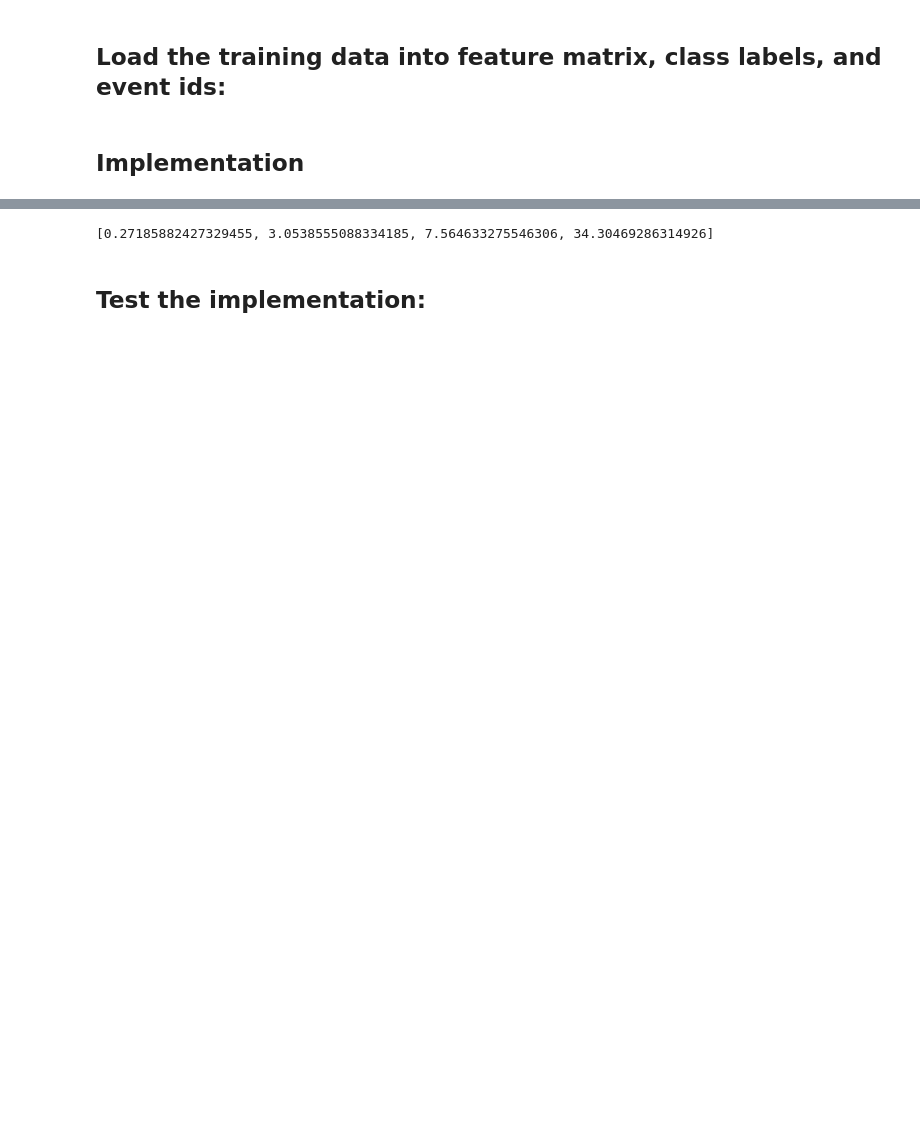
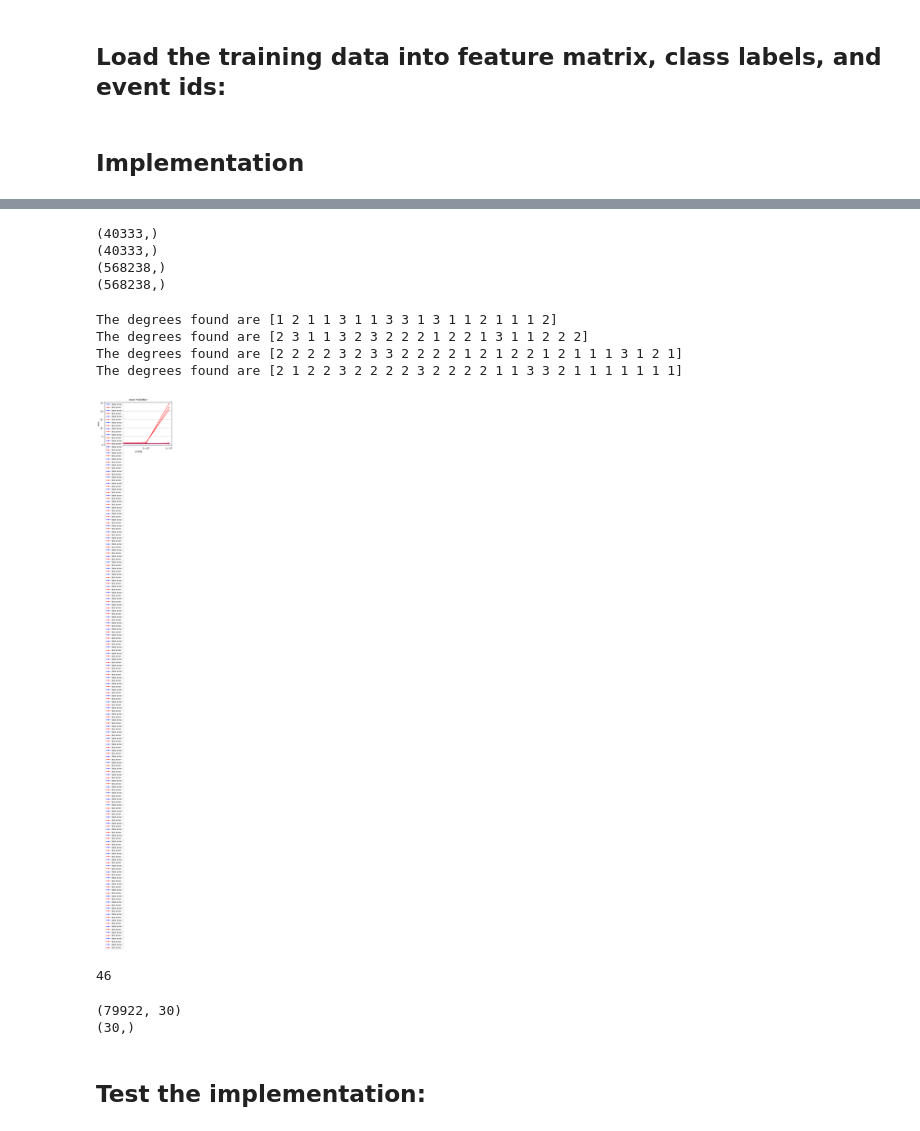
Before and after one commit to emmahoggett/Project1_ML, a Jupyter notebook: project1_best_degree.ipynb, the cells around one changed output, grey strips where cells are left out. Cells and saved outputs as stored; diff of their text form; code cells hidden in the pictures; blank space fills up the shorter version.

Commit message:
Extended features to find best degree

```diff
--- a/project1_best_degree.ipynb
+++ b/project1_best_degree.ipynb
@@ -81,16 +43,67 @@ IndexError: index 18 is out of bounds for axis 0 with size 18
+# %%
+print(y2_tr.shape)
+print(ids2_tr.shape)
+print(y_fin.shape)
+print(ids_fin.shape)
+# %% [output]
+(40333,)
+(40333,)
+(568238,)
+(568238,)
+# %%
+from implementation import *
+from optimization import *
+
+##### TRAINING #####
+##### Cross validation #####
+
+deg0 = np.ones(tX0_tr.shape[1],np.int64)
+deg1 = np.ones(tX1_tr.shape[1],np.int64)
+deg2 = np.ones(tX2_tr.shape[1],np.int64)
+deg3 = np.ones(tX3_tr.shape[1],np.int64)
+
+for feat_ind in np.arange(len(deg0)):
+    deg0[feat_ind] =  cross_validation_degree(y0_tr, tX0_tr, feat_ind, deg0)
+print('The degrees found are', deg0)
+
+for feat_ind in np.arange(len(deg1)):
+    deg1[feat_ind] =  cross_validation_degree(y1_tr, tX1_tr, feat_ind, deg1)
+print('The degrees found are', deg1)
+
+for feat_ind in np.arange(len(deg2)):
+    deg2[feat_ind] =  cross_validation_degree(y2_tr, tX2_tr, feat_ind, deg2)
+print('The degrees found are', deg2)
+
+for feat_ind in np.arange(len(deg3)):
+    deg3[feat_ind] =  cross_validation_degree(y3_tr, tX3_tr, feat_ind, deg3)
+print('The degrees found are', deg3)
+# %% [output]
+The degrees found are [1 2 1 1 3 1 1 3 3 1 3 1 1 2 1 1 1 2]
+The degrees found are [2 3 1 1 3 2 3 2 2 2 1 2 2 1 3 1 1 2 2 2]
+The degrees found are [2 2 2 2 3 2 3 3 2 2 2 2 1 2 1 2 2 1 2 1 1 1 3 1 2 1]
+The degrees found are [2 1 2 2 3 2 2 2 2 3 2 2 2 2 1 1 3 3 2 1 1 1 1 1 1 1]
+[figure, added]
+# %%
+print(np.sum(deg3))
+# %% [output]
+46
 # %%
-#best_lambdas = [100, 100, 100, 100]
+from implementation import *
+from optimization import *
 
-##### Ridge regression #####
+##### Least squares #####
 
-w0, loss0 = ridge_regression(y0_tr, tX0_tr, best_lambdas[0])
-w1, loss1 = ridge_regression(y1_tr, tX1_tr, best_lambdas[1])
-w2, loss2 = ridge_regression(y2_tr, tX2_tr, best_lambdas[2])
-w3, loss3 = ridge_regression(y3_tr, tX3_tr, best_lambdas[3])
+print(tX0_tr.shape)
+
+w0, loss0 = least_squares(y0_tr, tX0_tr)
+w1, loss1 = least_squares(y1_tr, tX1_tr)
+w2, loss2 = least_squares(y2_tr, tX2_tr)
+w3, loss3 = least_squares(y3_tr, tX3_tr)
+
+print(w0.shape)
+# %% [output]
+(79922, 30)
+(30,)
-# %%
-print(best_lambdas)
-# %% [output]
-[0.27185882427329455, 3.0538555088334185, 7.564633275546306, 34.30469286314926]
 # %% [markdown]
 ## Test the implementation:
 # %%
```
Also changed, not shown: parts of 7 cells of this notebook.
